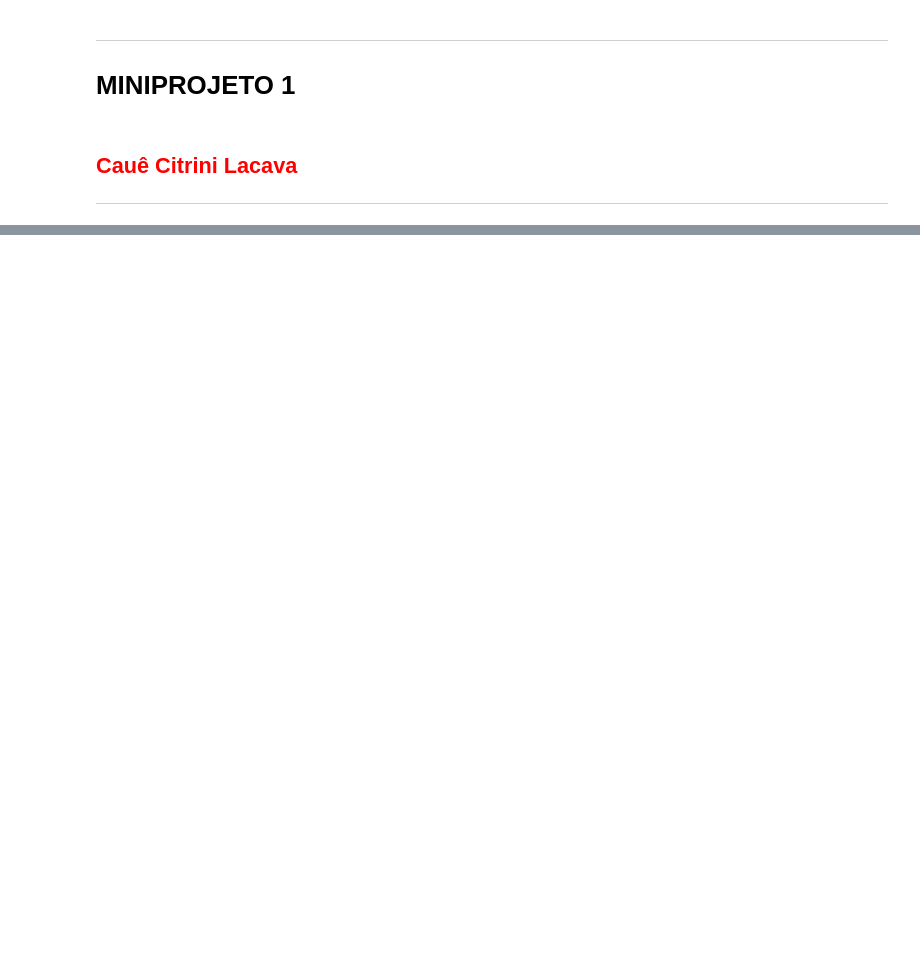
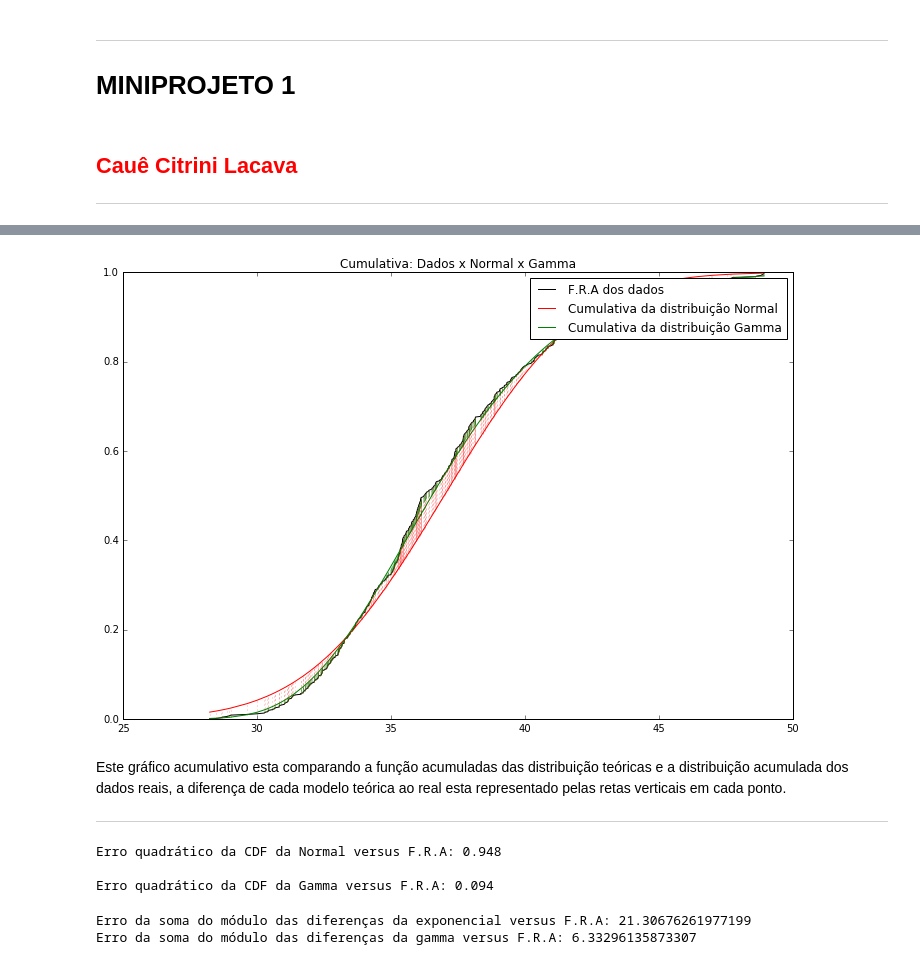
Before and after one commit to CaueCitrini/CD, a Jupyter notebook: Miniprojeto/MiniProjeto1 Layout.ipynb, the cells around one changed output, grey strips where cells are left out. Cells and saved outputs as stored; diff of their text form; code cells hidden in the pictures; blank space fills up the shorter version.

```diff
--- a/Miniprojeto/MiniProjeto1 Layout.ipynb
+++ b/Miniprojeto/MiniProjeto1 Layout.ipynb
@@ -69,0 +142,44 @@ ___
+# %%
+# Testes de aderência que usam a cumulativa
+cdf_normal = stats.norm.cdf(latitude_ini, loc=media, scale=desvio)
+cdf_gamma = stats.gamma.cdf(latitude_ini, scale=stats.gamma.fit(latitude_ini)[2], loc=stats.gamma.fit(latitude_ini)[1], a=stats.gamma.fit(latitude_ini)[0])
+
+
+fig = plt.figure(figsize=(12,8))
+plt.title("Cumulativa: Dados x Normal x Gamma")
+latitude_ini_fra_plot, = plt.plot(latitude_ini, fra, '-', color='black', label="F.R.A dos dados")
+cdf_normal_plot,   = plt.plot(latitude_ini, cdf_normal, '-', color='red', label = "Cumulativa da distribuição Normal")
+cdf_gamma_plot, = plt.plot(latitude_ini, cdf_gamma, '-', color='green', label = "Cumulativa da distribuição Gamma")
+
+plt.legend(handles=[latitude_ini_fra_plot, cdf_normal_plot, cdf_gamma_plot])
+
+
+for i in range(len(latitude_ini)):
+    plt.plot((latitude_ini[i], latitude_ini[i]), (fra[i], cdf_normal[i]), ':', color="red", alpha=0.3)
+    #Omitido para não poluir muito o gráfico
+    plt.plot((latitude_ini[i], latitude_ini[i]), (fra[i], cdf_gamma[i]), '--', color="green", alpha=0.3)
+# %% [output]
+[figure, added]
+# %% [markdown]
+Este gráfico acumulativo esta comparando a função acumuladas das distribuição teóricas e a distribuição acumulada dos dados reais, a diferença de cada modelo teórica ao real esta representado pelas retas verticais em cada ponto.
+___
+# %%
+# Erro quadrático nas CDFs
+erro_quad_cdf_normal = sum((fra - cdf_normal)**2)
+erro_quad_cdf_gamma = sum((fra - cdf_gamma)**2)
+
+print("Erro quadrático da CDF da Normal versus F.R.A: {:4.3f}\n".format(erro_quad_cdf_normal))
+print("Erro quadrático da CDF da Gamma versus F.R.A: {:4.3f}\n".format(erro_quad_cdf_gamma))
+# %% [output]
+Erro quadrático da CDF da Normal versus F.R.A: 0.948
+
+Erro quadrático da CDF da Gamma versus F.R.A: 0.094
+# %%
+# Diferenças absolutas
+soma_difs_cdf_normal = sum( abs(fra - cdf_normal))
+soma_difs_cdf_gamma = sum( abs(fra - cdf_gamma))
+
+print("Erro da soma do módulo das diferenças da exponencial versus F.R.A: {0} \nErro da soma do módulo das diferenças da gamma versus F.R.A: {1}".format(soma_difs_cdf_normal, soma_difs_cdf_gamma))
+# %% [output]
+Erro da soma do módulo das diferenças da exponencial versus F.R.A: 21.30676261977199
+Erro da soma do módulo das diferenças da gamma versus F.R.A: 6.33296135873307
```
Also changed, not shown: parts of 24 cells of this notebook.
